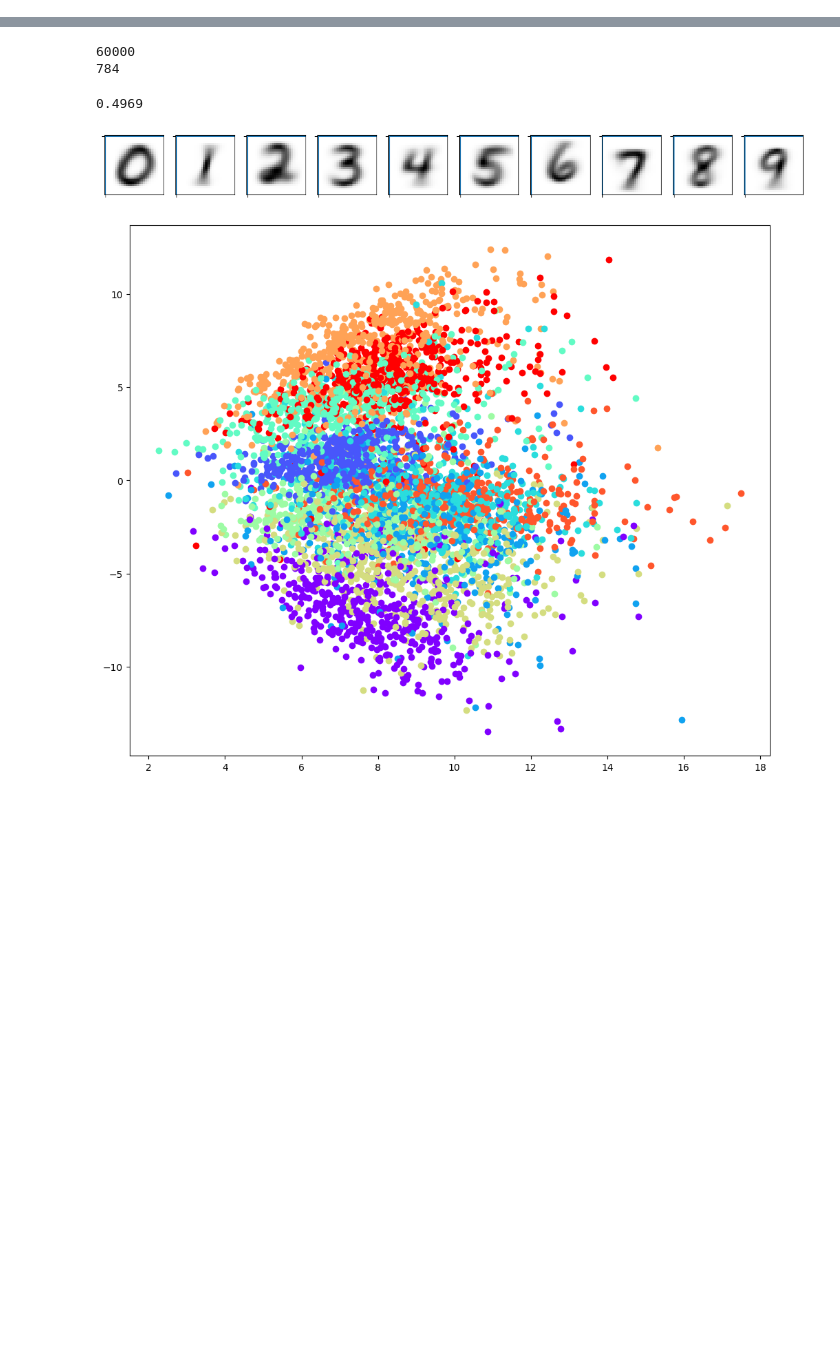
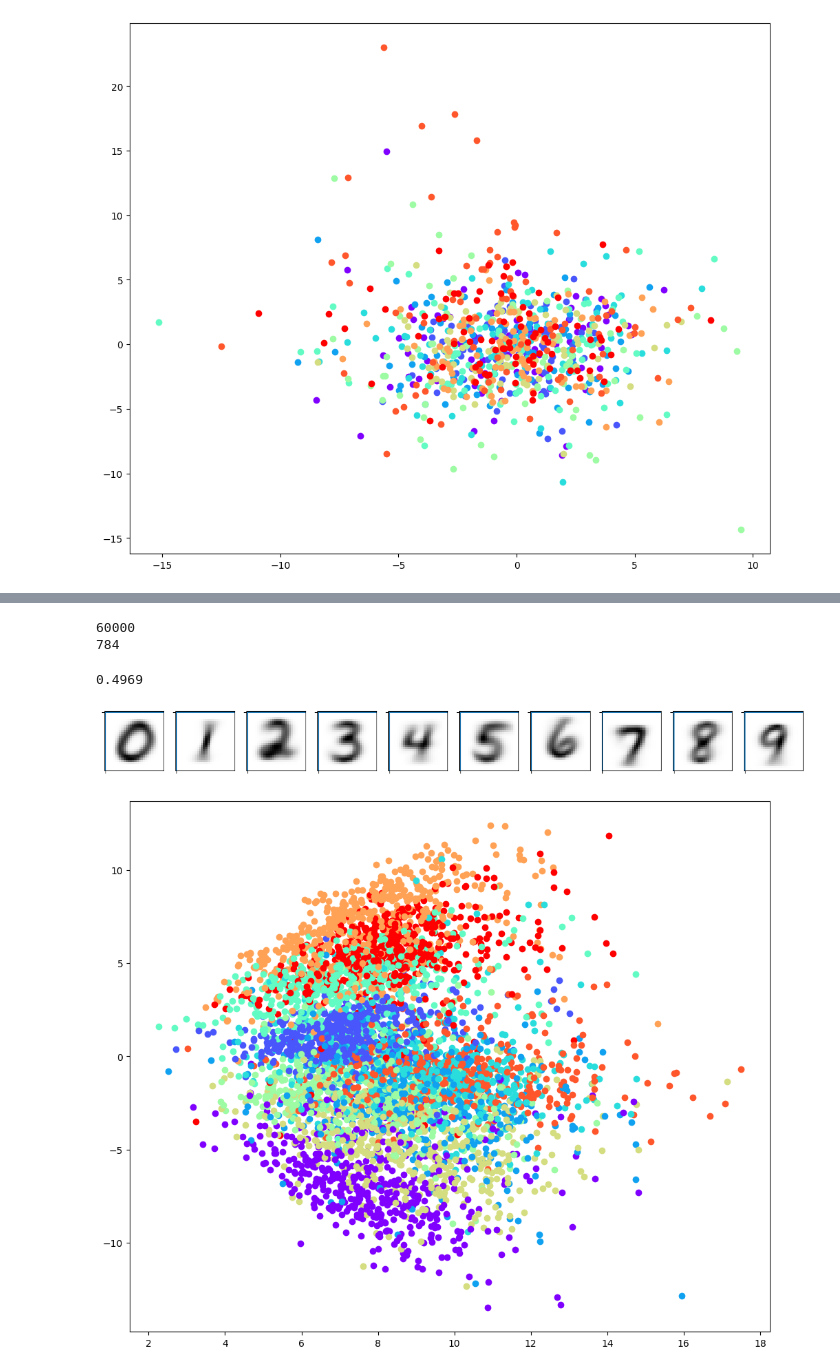
Before and after one commit to TimRoss/OCR, a Jupyter notebook: CPUcode.ipynb, the cells around one changed output, grey strips where cells are left out. Drawn from its saved outputs; the diff is of its cells as text; code cells hidden in the pictures; blank space fills up the shorter version.

```diff
--- a/CPUcode.ipynb
+++ b/CPUcode.ipynb
@@ -5,0 +163,16 @@ fill_df = pd.read_csv("fullMnist.csv", index_col=0)
+# %%
+import matplotlib.pyplot as plt
+import matplotlib.cm as cm
+
+# Graph the projected data
+
+colors = cm.rainbow(np.linspace(0, 1, len(newClassifier.classes)))
+
+plt.figure(figsize=(12,10))
+stride = 12
+for i, point in enumerate(newClassifier.projectedData[::stride]):
+    plt.scatter(point[0], point[1], color=colors[newClassifier.trainLabels[i*stride]])
+
+plt.show()
+# %% [output]
+[figure, added]
```
Also changed, not shown: parts of 14 cells of this notebook.
